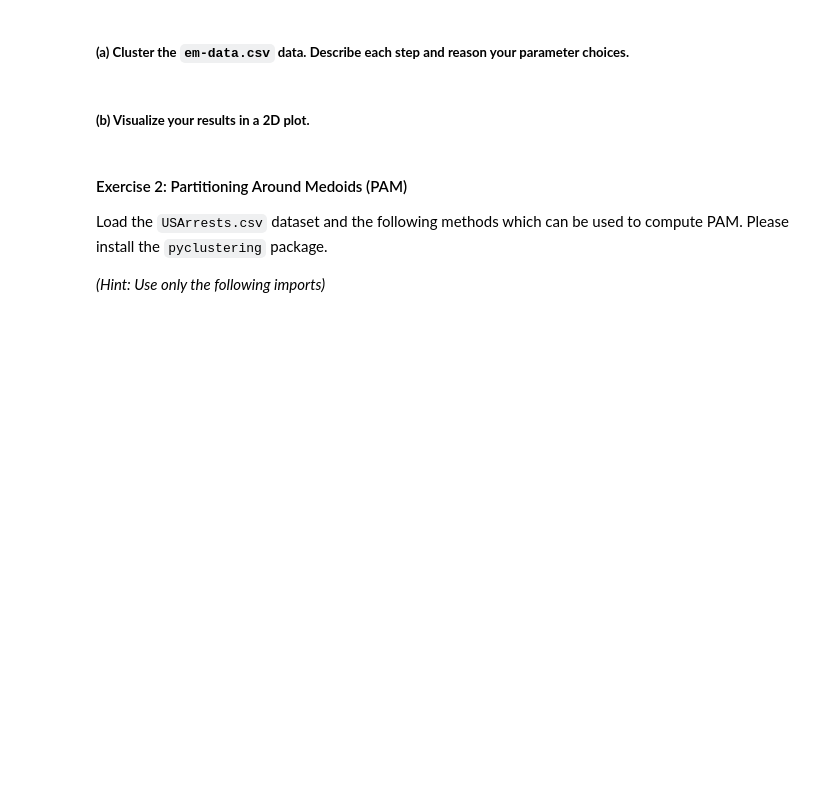
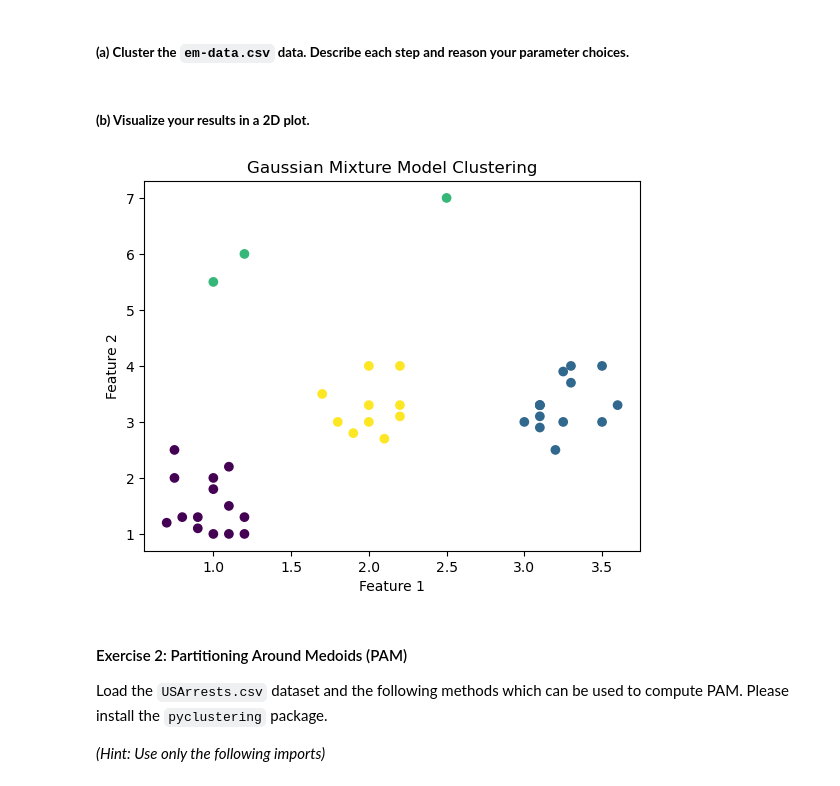
Before and after one commit to kssrr/DataMiningAssignments, a Jupyter notebook: Exercise09/Assignment_09.ipynb, the cells around one changed output. Saved outputs shown, nothing was run; the diff lists cells and outputs as text; code cells hidden in the pictures; blank space fills up the shorter version.

```diff
--- a/Exercise09/Assignment_09.ipynb
+++ b/Exercise09/Assignment_09.ipynb
@@ -62,8 +62,27 @@ import matplotlib.pyplot as plt
 from sklearn.mixture import GaussianMixture
 # %% [markdown]
 ##### __(a) Cluster the `em-data.csv` data. Describe each step and reason your parameter choices.__
+# %%
+em_data = pd.read_csv('em-data.csv') # load the data
+
+data = em_data.values # convert to a numpy array
+
+gmm = GaussianMixture(n_components=4, random_state=0)  # create a gmm model and define number of clusters based on visual inspection below
+
+gmm.fit(data) # fit the model to the data
+
+labels = gmm.predict(data)
 # %% [markdown]
 ##### __(b) Visualize your results in a 2D plot.__
+# %%
+# Visualize the clusters
+plt.scatter(data[:, 0], data[:, 1], c=labels, cmap='viridis')
+plt.xlabel('Feature 1')
+plt.ylabel('Feature 2')
+plt.title('Gaussian Mixture Model Clustering')
+plt.show()
+# %% [output]
+[figure, added]
 # %% [markdown]
 #### Exercise 2: Partitioning Around Medoids (PAM)
 
```
Also changed, not shown: parts of 2 cells of this notebook, 2 other files.
